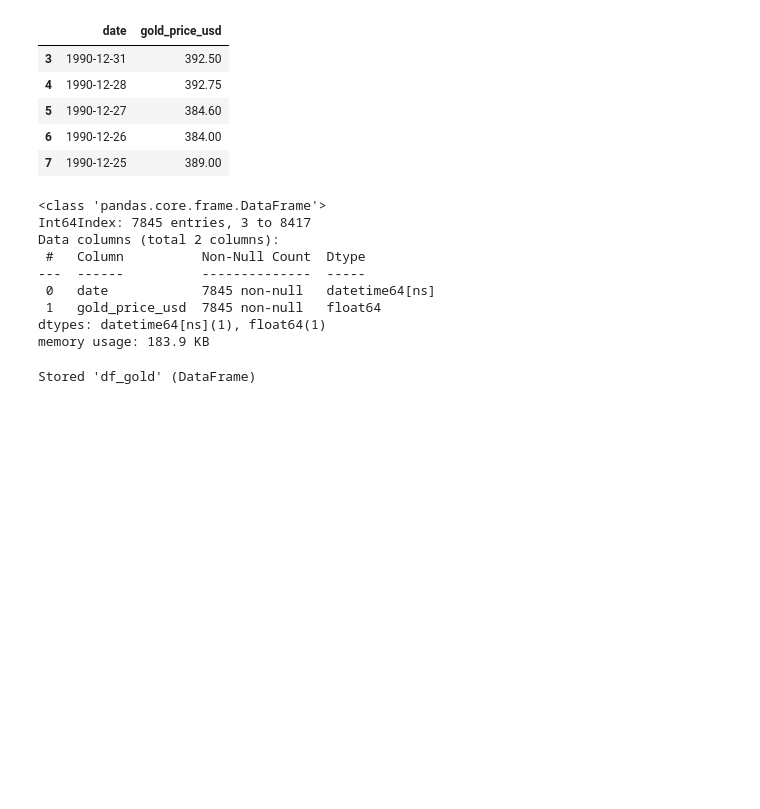
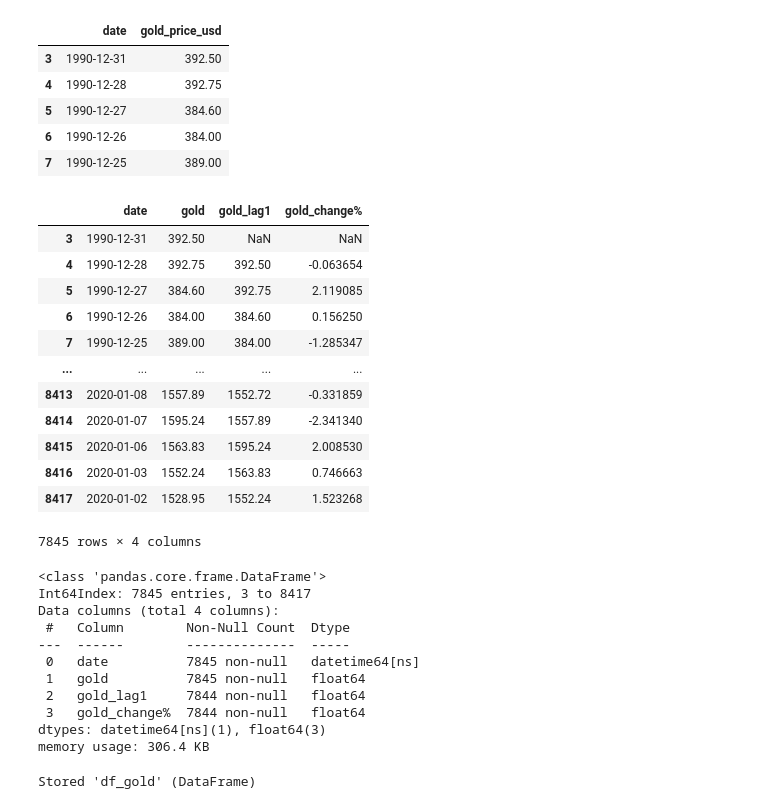
Before and after one commit to jangelchik/interest_equities_gold, a Jupyter notebook: data/gold/gold_cleaner.ipynb, the cells around one changed output. Cells and saved outputs as stored; diff of their text form; code cells hidden in the pictures; blank space fills up the shorter version.

Commit message:
added gold % change feature

```diff
--- a/data/gold/gold_cleaner.ipynb
+++ b/data/gold/gold_cleaner.ipynb
@@ -174,18 +174,42 @@ df_gold.head()
 df_gold['date'] = pd.to_datetime(df_gold['date'], yearfirst = True)
 # %%
 df_gold['gold_price_usd'] = pd.to_numeric(df_gold['gold_price_usd'])
+# %%
+df_gold.rename(columns = {'gold_price_usd':'gold'}, inplace = True)
+# %%
+df_gold['gold_lag1'] = df_gold['gold'].shift(1)
+# %%
+df_gold['gold_change%'] = 100*((df_gold['gold_lag1'] - df_gold['gold']) / df_gold['gold'])
+# %%
+df_gold
+# %% [output]
+|  | date | gold | gold_lag1 | gold_change% |
+| 3 | 1990-12-31 | 392.50 | NaN | NaN |
+| 4 | 1990-12-28 | 392.75 | 392.50 | -0.063654 |
+| 5 | 1990-12-27 | 384.60 | 392.75 | 2.119085 |
+| 6 | 1990-12-26 | 384.00 | 384.60 | 0.156250 |
+| 7 | 1990-12-25 | 389.00 | 384.00 | -1.285347 |
+| ... | ... | ... | ... | ... |
+| 8413 | 2020-01-08 | 1557.89 | 1552.72 | -0.331859 |
+| 8414 | 2020-01-07 | 1595.24 | 1557.89 | -2.341340 |
+| 8415 | 2020-01-06 | 1563.83 | 1595.24 | 2.008530 |
+| 8416 | 2020-01-03 | 1552.24 | 1563.83 | 0.746663 |
+| 8417 | 2020-01-02 | 1528.95 | 1552.24 | 1.523268 |
+7845 rows × 4 columns
 # %%
 df_gold.info()
 # %% [output]
 <class 'pandas.core.frame.DataFrame'>
 Int64Index: 7845 entries, 3 to 8417
-Data columns (total 2 columns):
- #   Column          Non-Null Count  Dtype
----  ------          --------------  -----
- 0   date            7845 non-null   datetime64[ns]
- 1   gold_price_usd  7845 non-null   float64
-dtypes: datetime64[ns](1), float64(1)
-memory usage: 183.9 KB
+Data columns (total 4 columns):
+ #   Column        Non-Null Count  Dtype
+---  ------        --------------  -----
+ 0   date          7845 non-null   datetime64[ns]
+ 1   gold          7845 non-null   float64
+ 2   gold_lag1     7844 non-null   float64
+ 3   gold_change%  7844 non-null   float64
+dtypes: datetime64[ns](1), float64(3)
+memory usage: 306.4 KB
 # %%
 %store df_gold
 # %% [output]
```
Also changed, not shown: 1 other file.
